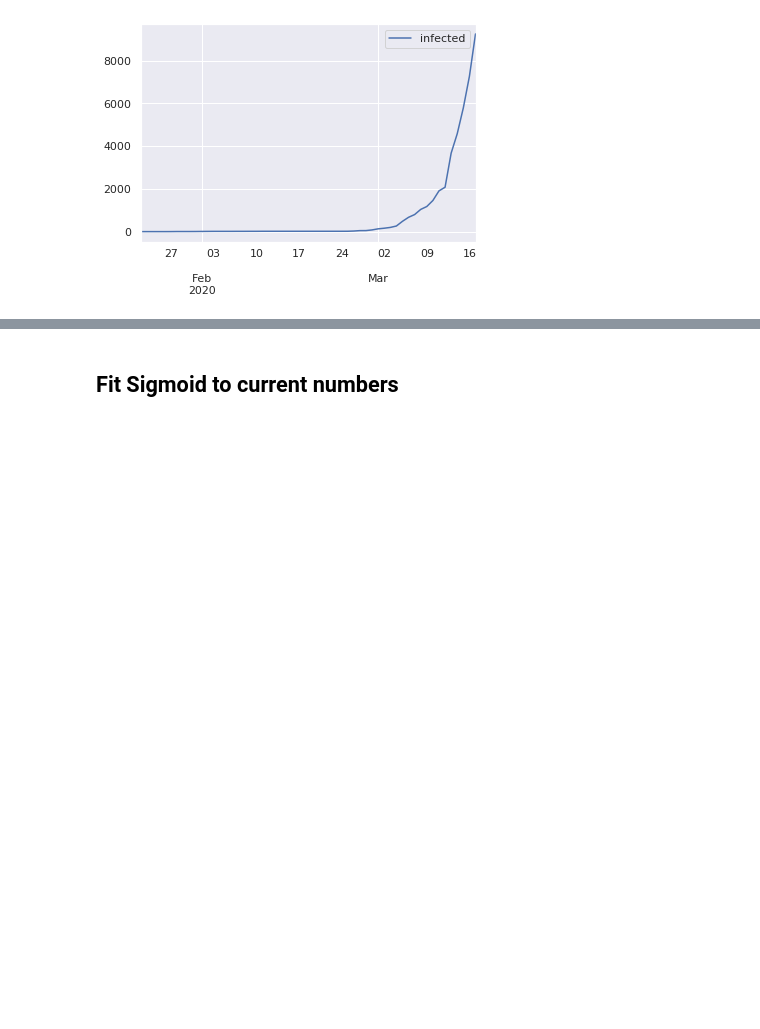
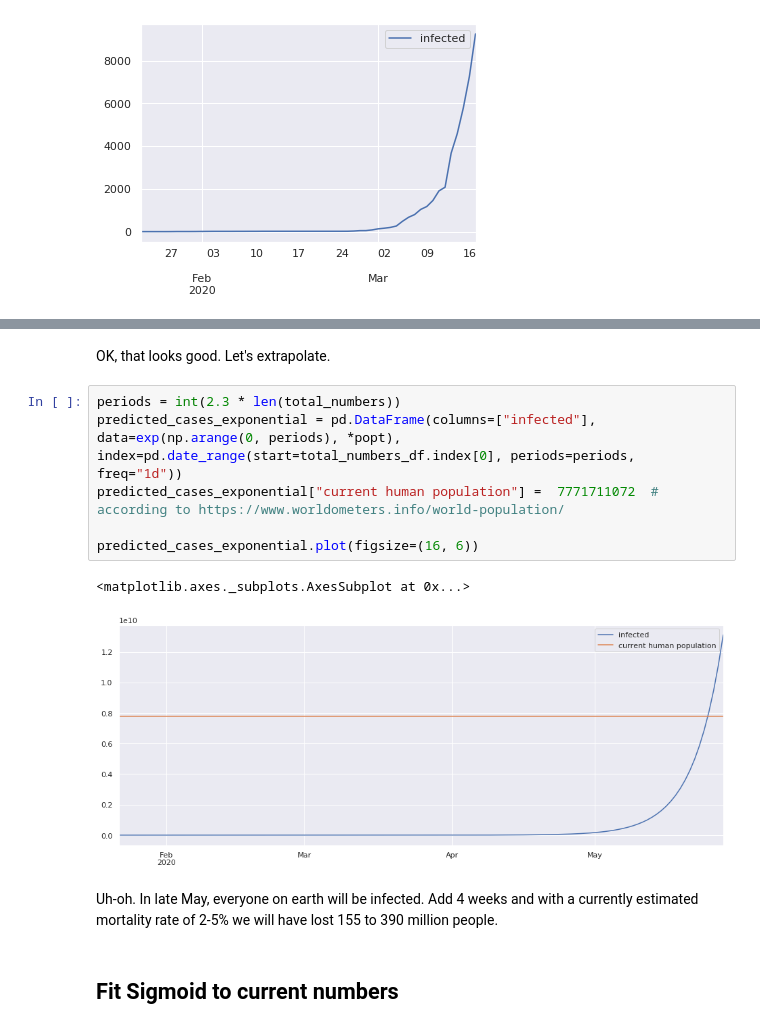
Before and after one commit to thomasniebler/covid, a Jupyter notebook: corona_fit.ipynb, the cells around one changed output, grey strips where cells are left out. Cells and saved outputs as stored; diff of their text form; blank space fills up the shorter version.

```diff
--- a/corona_fit.ipynb
+++ b/corona_fit.ipynb
@@ -57,2 +76,15 @@ total_numbers_germany_df.plot()
+# %% [markdown]
+OK, that looks good. Let's extrapolate.
+# %%
+periods = int(2.3 * len(total_numbers))
+predicted_cases_exponential = pd.DataFrame(columns=["infected"], data=exp(np.arange(0, periods), *popt), index=pd.date_range(start=total_numbers_df.index[0], periods=periods, freq="1d"))
+predicted_cases_exponential["current human population"] =  7771711072  # according to https://www.worldometers.info/world-population/
+
+predicted_cases_exponential.plot(figsize=(16, 6))
+# %% [output]
+<matplotlib.axes._subplots.AxesSubplot at 0x...>
+[figure, added]
+# %% [markdown]
+Uh-oh. In late May, everyone on earth will be infected. Add 4 weeks and with a currently estimated mortality rate of 2-5% we will have lost 155 to 390 million people.
 # %% [markdown]
 ## Fit Sigmoid to current numbers
```
Also changed, not shown: parts of 35 cells of this notebook.
